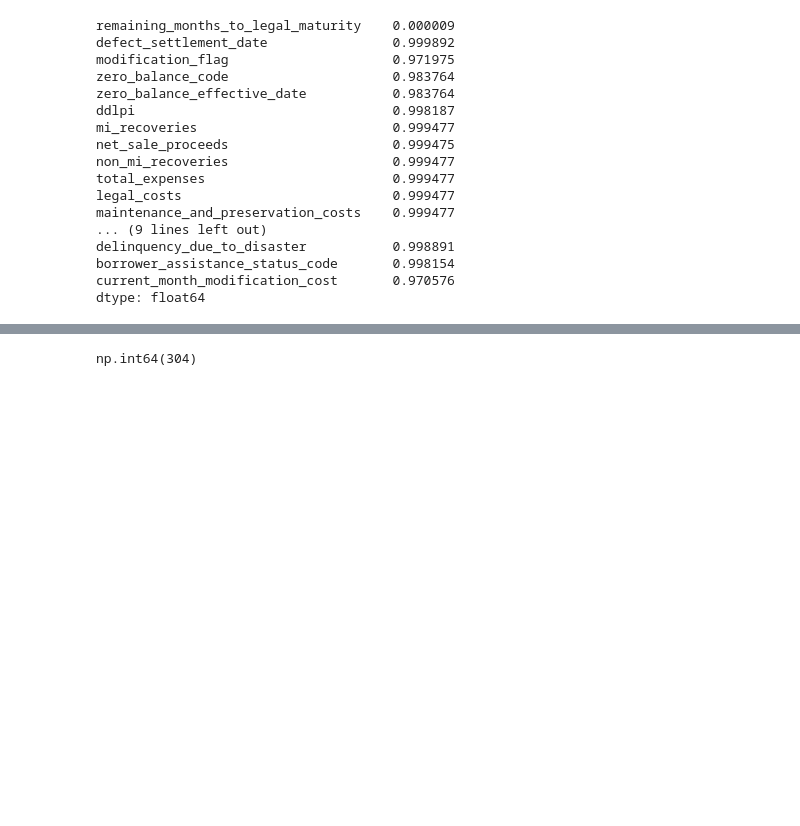
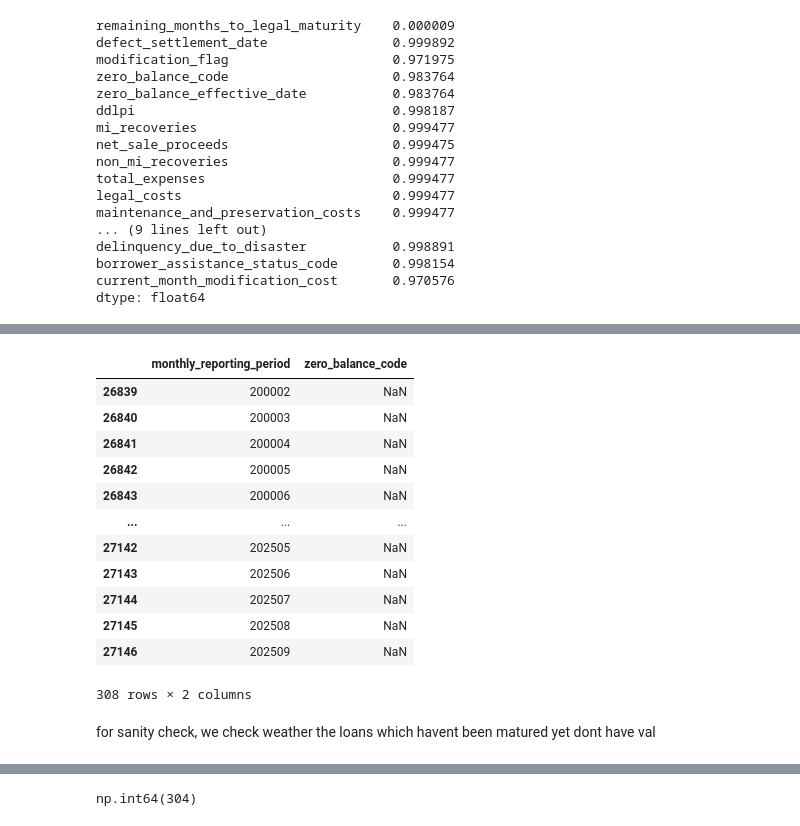
Before and after one commit to Niraj-Mhatre2003/Home_loan-Risk-Analytics, a Jupyter notebook: notebooks/01_pre_processing.ipynb, the cells around one changed output, grey strips where cells are left out. Drawn from its saved outputs; the diff is of its cells as text; code cells hidden in the pictures; blank space fills up the shorter version.

```diff
--- a/notebooks/01_pre_processing.ipynb
+++ b/notebooks/01_pre_processing.ipynb
@@ -364,0 +417,18 @@ dtype: float64
+# %%
+master_monthly_df[master_monthly_df["loan_seq_no"] == "F00Q10012762"][["monthly_reporting_period", "zero_balance_code"]]
+# %% [output]
+|  | monthly_reporting_period | zero_balance_code |
+| 26839 | 200002 | NaN |
+| 26840 | 200003 | NaN |
+| 26841 | 200004 | NaN |
+| 26842 | 200005 | NaN |
+| 26843 | 200006 | NaN |
+| ... | ... | ... |
+| 27142 | 202505 | NaN |
+| 27143 | 202506 | NaN |
+| 27144 | 202507 | NaN |
+| 27145 | 202508 | NaN |
+| 27146 | 202509 | NaN |
+308 rows × 2 columns
+# %% [markdown]
+for sanity check, we check weather the loans which havent been matured yet dont have val
```
Also changed, not shown: parts of 32 cells of this notebook.
